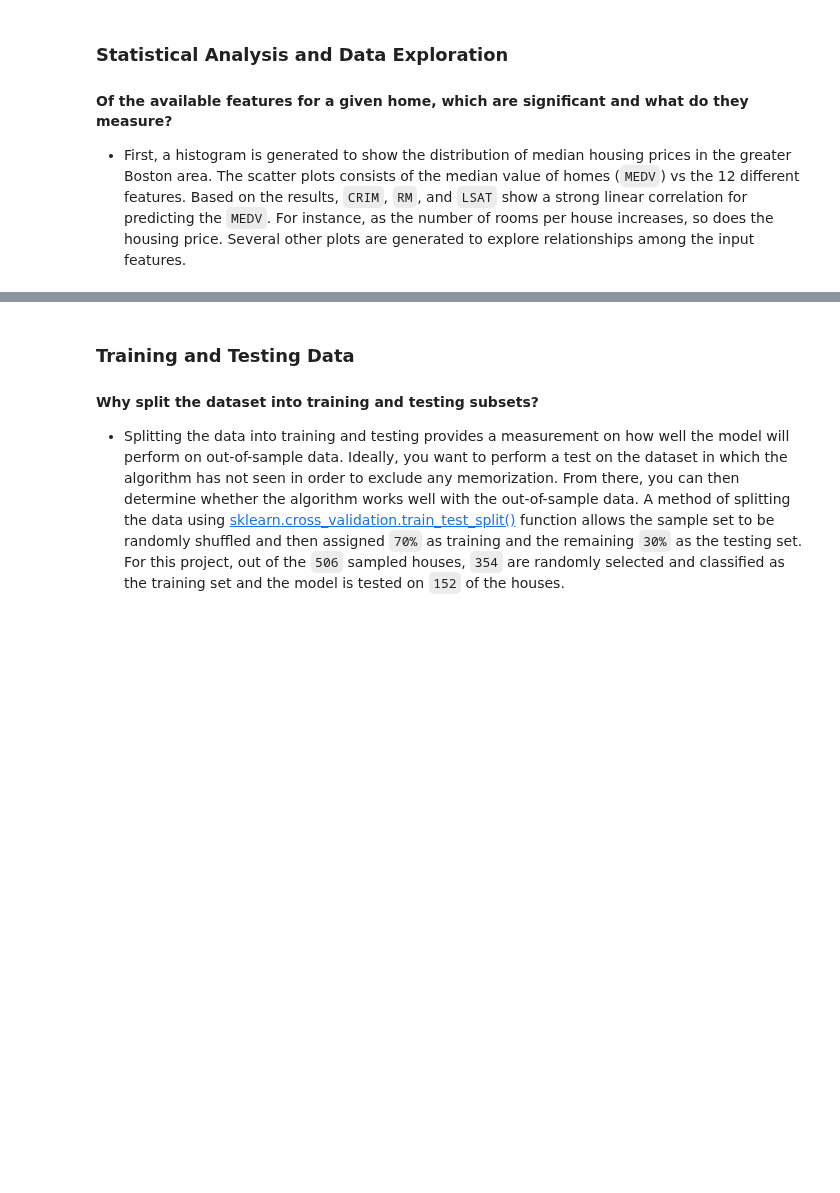
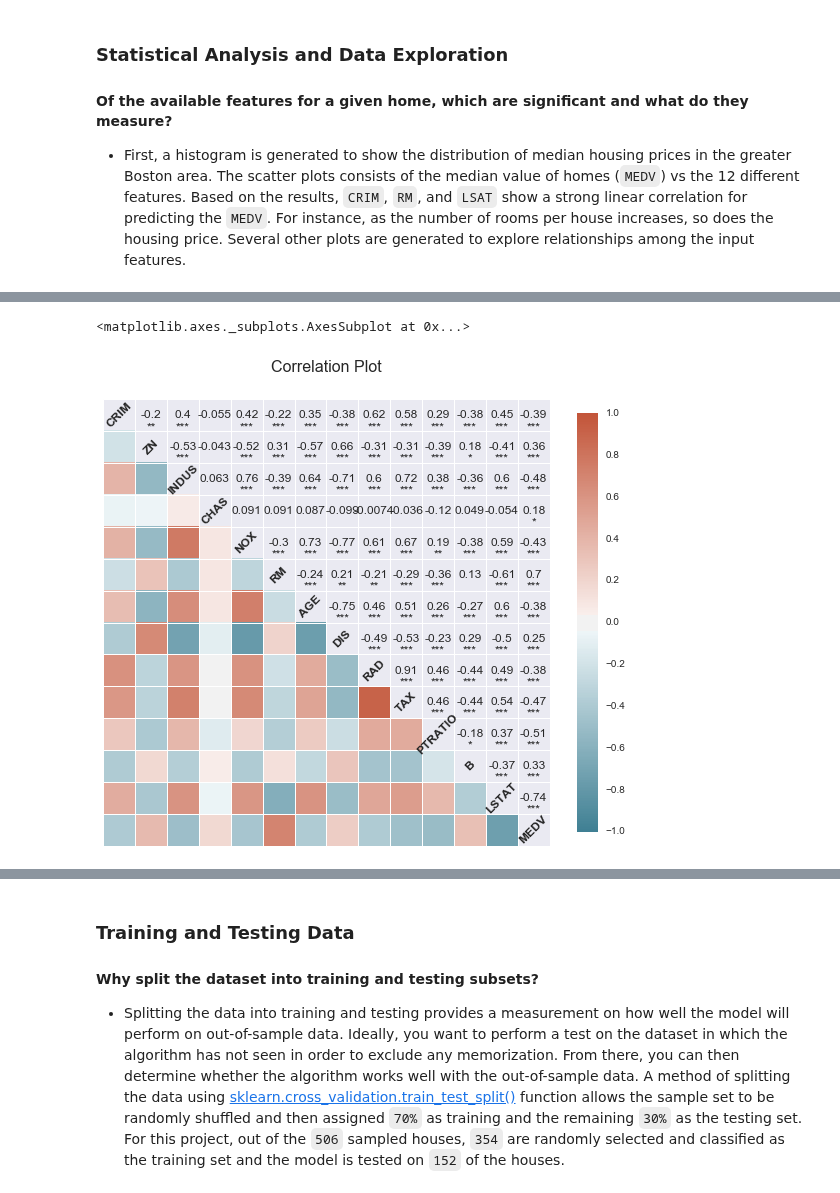
Before and after one commit to Tsmith5151/udacity-predict-housing-prices, a Jupyter notebook: boston_housing.ipynb, the cells around one changed output, grey strips where cells are left out. Cells and saved outputs as stored; diff of their text form; code cells hidden in the pictures; blank space fills up the shorter version.

```diff
--- a/boston_housing.ipynb
+++ b/boston_housing.ipynb
@@ -120,5 +120,7 @@ def scatter_plots():
 # %%
-def corrplot():
-    fig, ax = pl.subplots(figsize=(10,10))
-    pl.title("Correlation Plot",fontsize=16)
-    sns.corrplot(df_boston)
+fig, ax = pl.subplots(figsize=(10,10))
+pl.title("Correlation Plot",fontsize=16)
+sns.corrplot(df_boston,cmap=sns.diverging_palette(220, 20, sep=10, as_cmap=True))
+# %% [output]
+<matplotlib.axes._subplots.AxesSubplot at 0x...>
+[figure, added]
```
Also changed, not shown: parts of 7 cells of this notebook.
